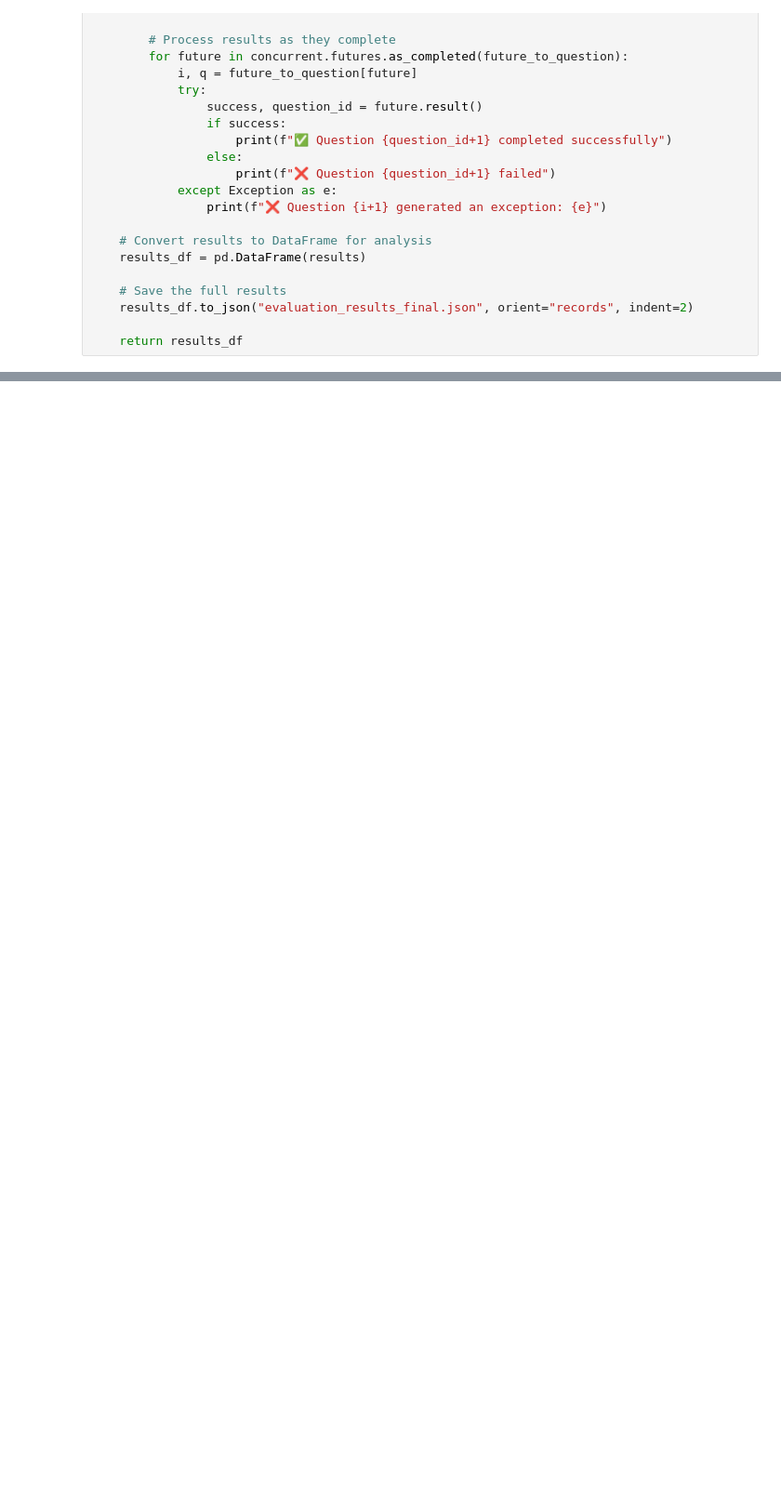
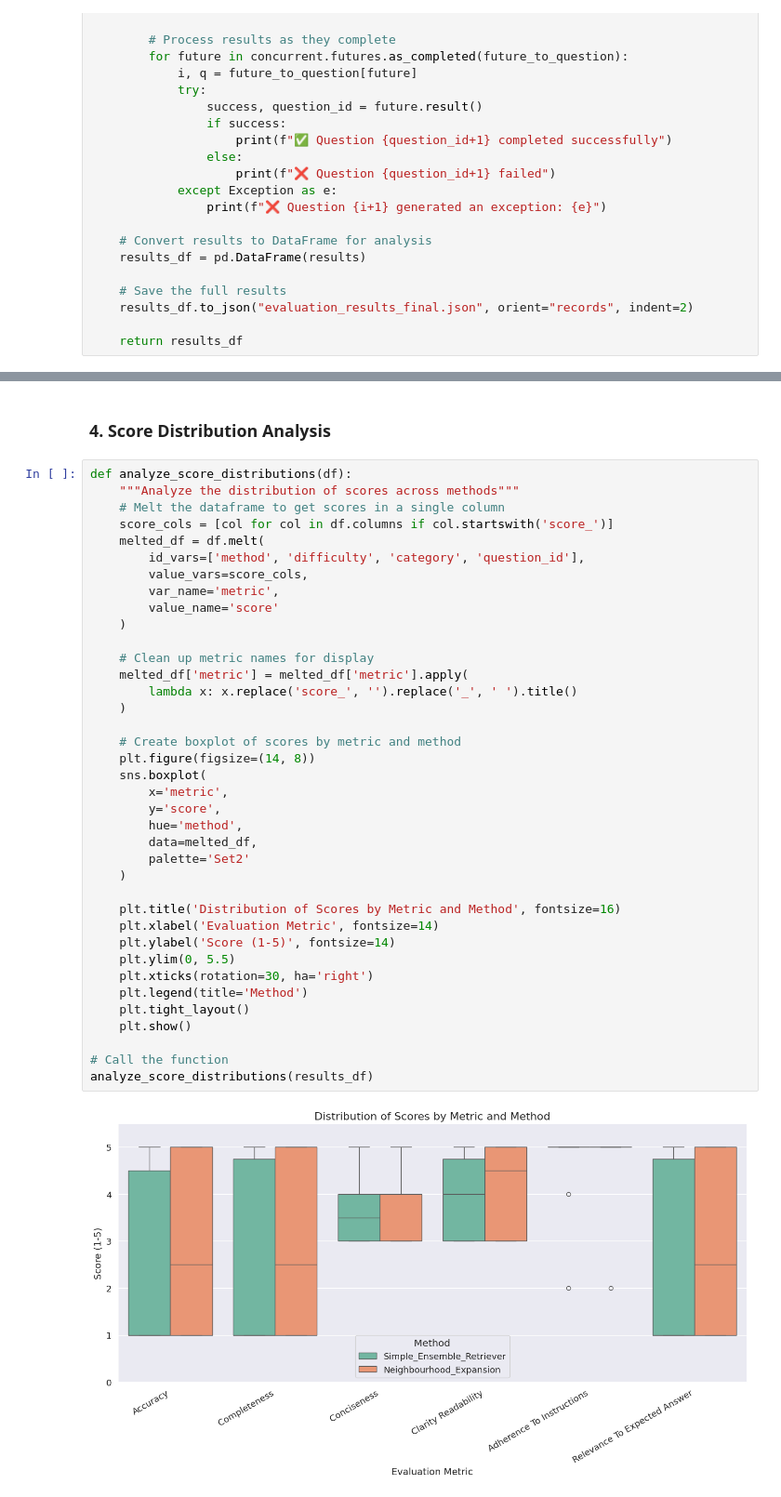
Before and after one commit to Venkata-Thrivedi-WILP/RAG_BOT, a Jupyter notebook: Main_V2.ipynb, the cells around one changed output, grey strips where cells are left out. Shown at 93% size. Drawn from its saved outputs; the diff is of its cells as text; blank space fills up the shorter version.

```diff
--- a/Main_V2.ipynb
+++ b/Main_V2.ipynb
@@ -1025,0 +1211,42 @@ plot_difficulty_comparison(results_df)
+# %% [markdown]
+### 4. Score Distribution Analysis
+# %%
+def analyze_score_distributions(df):
+    """Analyze the distribution of scores across methods"""
+    # Melt the dataframe to get scores in a single column
+    score_cols = [col for col in df.columns if col.startswith('score_')]
+    melted_df = df.melt(
+        id_vars=['method', 'difficulty', 'category', 'question_id'],
+        value_vars=score_cols,
+        var_name='metric',
+        value_name='score'
+    )
+
+    # Clean up metric names for display
+    melted_df['metric'] = melted_df['metric'].apply(
+        lambda x: x.replace('score_', '').replace('_', ' ').title()
+    )
+
+    # Create boxplot of scores by metric and method
+    plt.figure(figsize=(14, 8))
+    sns.boxplot(
+        x='metric',
+        y='score',
+        hue='method',
+        data=melted_df,
+        palette='Set2'
+    )
+
+    plt.title('Distribution of Scores by Metric and Method', fontsize=16)
+    plt.xlabel('Evaluation Metric', fontsize=14)
+    plt.ylabel('Score (1-5)', fontsize=14)
+    plt.ylim(0, 5.5)
+    plt.xticks(rotation=30, ha='right')
+    plt.legend(title='Method')
+    plt.tight_layout()
+    plt.show()
+
+# Call the function
+analyze_score_distributions(results_df)
+# %% [output]
+[figure, added]
```
Also changed, not shown: parts of 22 cells of this notebook, 5 other files.
